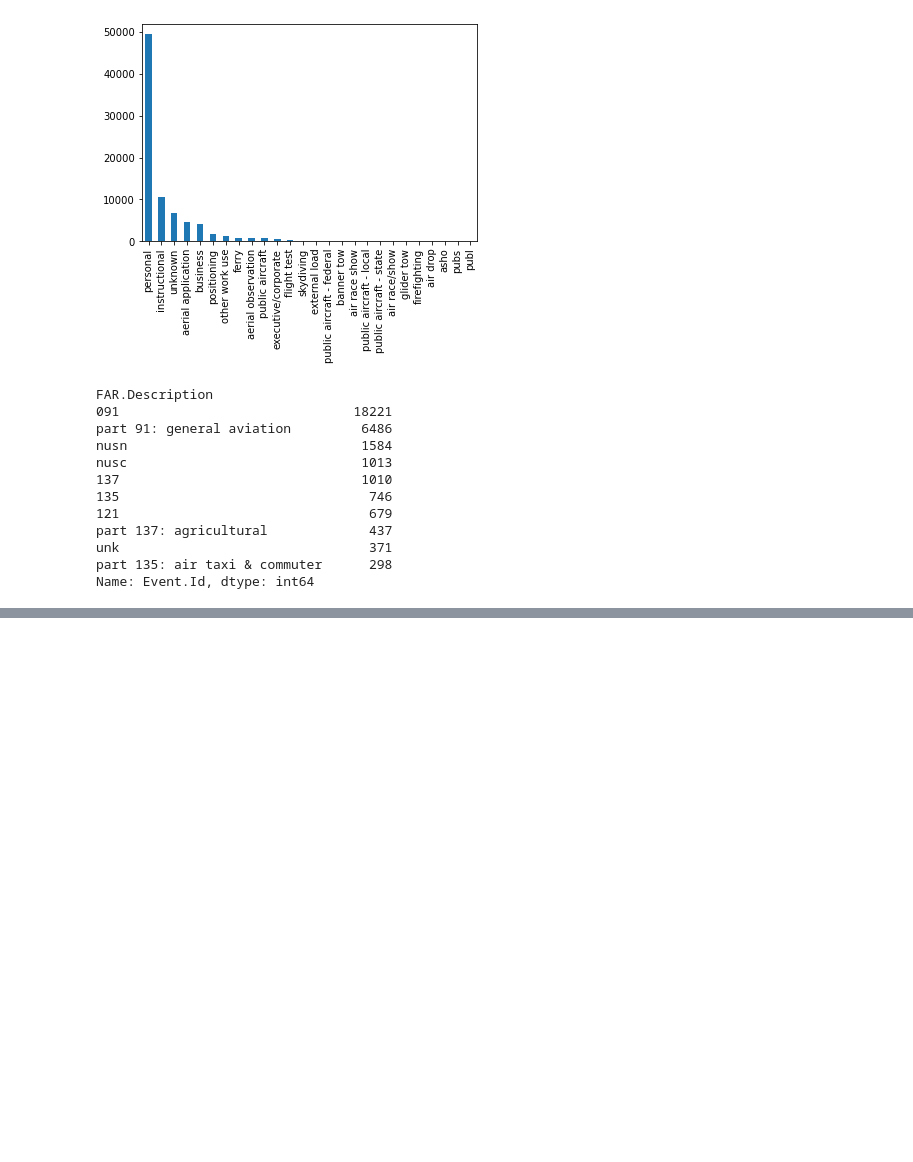
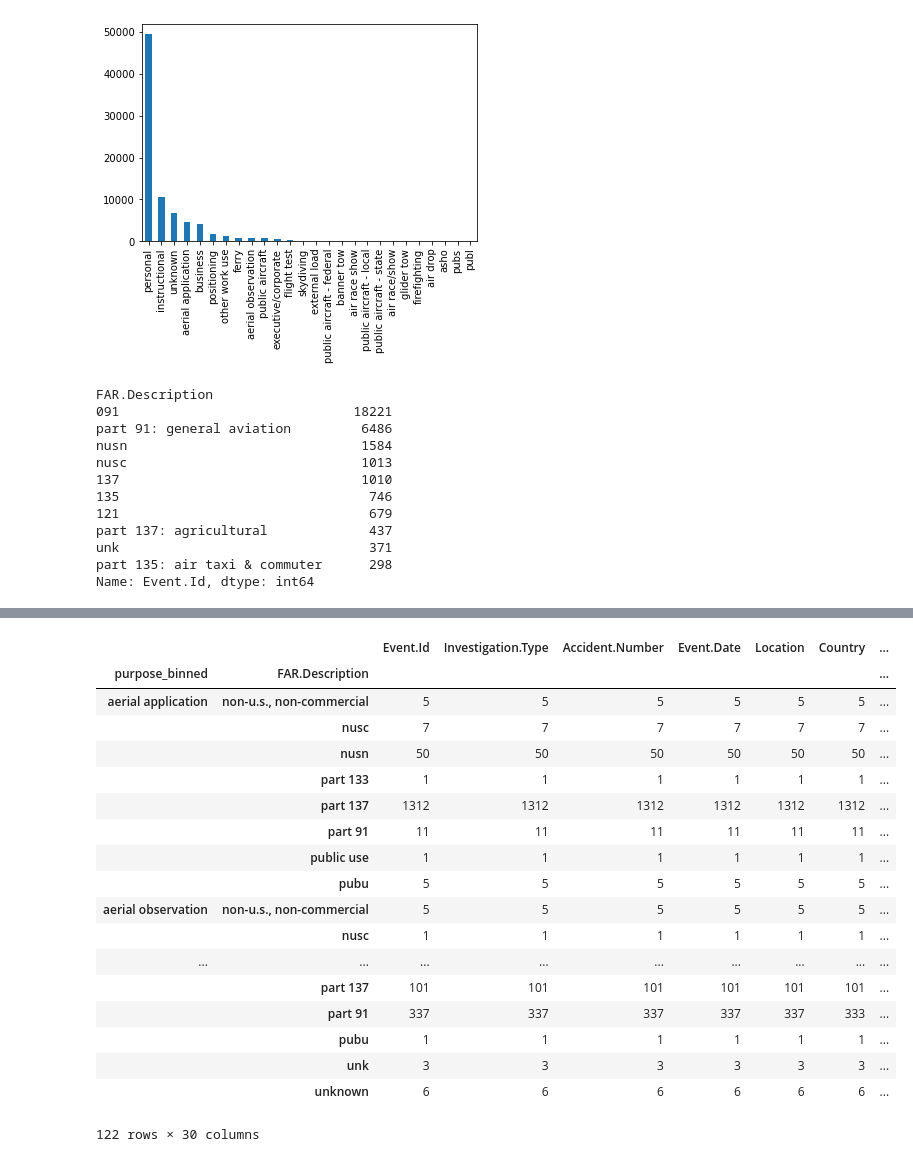
Before and after one commit to natehiatt/aviation_project, a Jupyter notebook: notebooks/nate_scratch.ipynb, the cells around one changed output, grey strips where cells are left out. Drawn from its saved outputs; the diff is of its cells as text; code cells hidden in the pictures; blank space fills up the shorter version.

```diff
--- a/notebooks/nate_scratch.ipynb
+++ b/notebooks/nate_scratch.ipynb
@@ -183,7 +209,7 @@ df['FAR.Description'] = df['FAR.Description'].replace({
     'part 91 subpart f': 'part 91',
     'part 91f: special flt ops.': 'part 91',
     'part 91 subpart k: fractional': 'part 91',
-    ''
+    '091k': 'part 91',
 }
 )
 
@@ -227,0 +293,7 @@ Name: FAR.Description, dtype: int64
+# %%
+df['purpose_binned'] = df['Purpose.of.flight'].replace(
+    ['public aircraft', 'public aircraft - federal', 'public aircraft - state', 'public aircraft - local', 'public aircraft - u.s. govt.'], 'public')
+
+b
+
+df['purpose_binned'].value_counts()
@@ -227,0 +318,31 @@ Name: FAR.Description, dtype: int64
+# %%
+
+pd.set_option('display.max_rows', 1000)
+# %%
+df.groupby(['purpose_binned', 'FAR.Description']).count()
+
+# aerial application mostly corresponds to part 137, which is agricultural, so we can bin that as agricultural.
+# aerial observation mostly corresponds to part 91, which is general aviation/personal (and maybe instructional?)
+# business also mostly falls under part 91, so will need to separate that from personal aviation, which falls under the same category.
+# so maybe group aerial application / business / work / banner tow / skydiving (because business)? may also want executive/ferry there if not separate cat
+# and then separate out personal aviation and instructional?
+# %% [output]
+|  |  | Event.Id | Investigation.Type | Accident.Number | Event.Date | Location | Country | ... |
+| purpose_binned | FAR.Description |  |  |  |  |  |  | ... |
+| aerial application | non-u.s., non-commercial | 5 | 5 | 5 | 5 | 5 | 5 | ... |
+|  | nusc | 7 | 7 | 7 | 7 | 7 | 7 | ... |
+|  | nusn | 50 | 50 | 50 | 50 | 50 | 50 | ... |
+|  | part 133 | 1 | 1 | 1 | 1 | 1 | 1 | ... |
+|  | part 137 | 1312 | 1312 | 1312 | 1312 | 1312 | 1312 | ... |
+|  | part 91 | 11 | 11 | 11 | 11 | 11 | 11 | ... |
+|  | public use | 1 | 1 | 1 | 1 | 1 | 1 | ... |
+|  | pubu | 5 | 5 | 5 | 5 | 5 | 5 | ... |
+| aerial observation | non-u.s., non-commercial | 5 | 5 | 5 | 5 | 5 | 5 | ... |
+|  | nusc | 1 | 1 | 1 | 1 | 1 | 1 | ... |
+| ... | ... | ... | ... | ... | ... | ... | ... | ... |
+|  | part 137 | 101 | 101 | 101 | 101 | 101 | 101 | ... |
+|  | part 91 | 337 | 337 | 337 | 337 | 337 | 333 | ... |
+|  | pubu | 1 | 1 | 1 | 1 | 1 | 1 | ... |
+|  | unk | 3 | 3 | 3 | 3 | 3 | 3 | ... |
+|  | unknown | 6 | 6 | 6 | 6 | 6 | 6 | ... |
+122 rows × 30 columns
```
Also changed, not shown: parts of 9 cells of this notebook.
